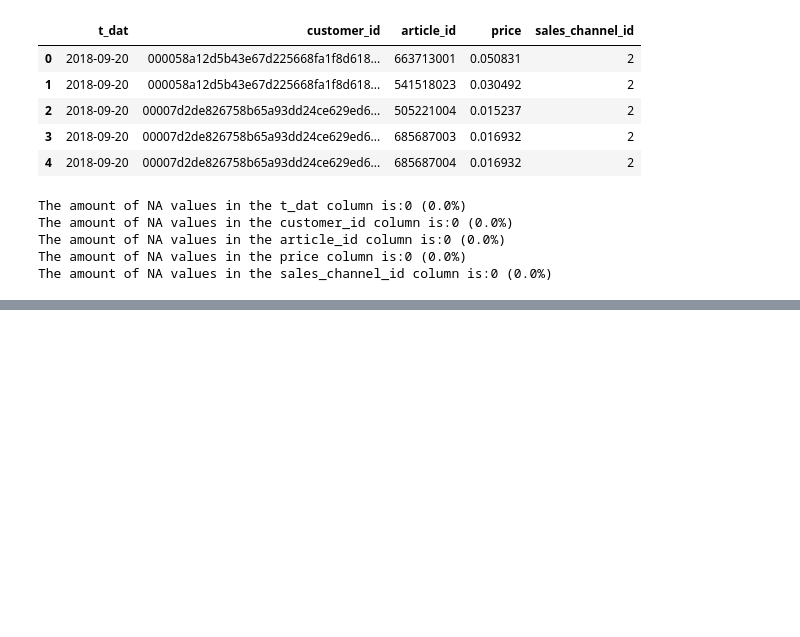
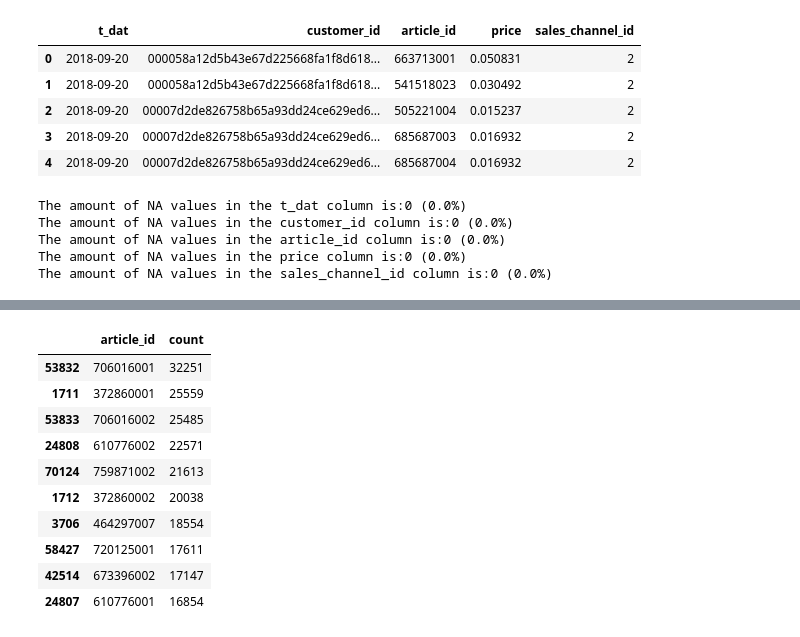
Before and after one commit to nraffa/H-M-Personalized-Fashion-Recommendations, a Jupyter notebook: exploration.ipynb, the cells around one changed output, grey strips where cells are left out. Cells and saved outputs as stored; diff of their text form; code cells hidden in the pictures; blank space fills up the shorter version.

```diff
--- a/exploration.ipynb
+++ b/exploration.ipynb
@@ -69,3 +74,10 @@ index_group_no                0
 section_no                    0
 garment_group_no              0
 dtype: int64
+# %%
+#Creating a dataframe with the article_id and the prod_name
+articles_id_name = articles[['article_id', 'prod_name']]
+
+
+articles_dict = (zip(articles_filtered['article_id'], articles_filtered['prod_name']))
+articles_dict
@@ -203,3 +233,32 @@ The amount of NA values in the customer_id column is:0 (0.0%)
 The amount of NA values in the article_id column is:0 (0.0%)
 The amount of NA values in the price column is:0 (0.0%)
 The amount of NA values in the sales_channel_id column is:0 (0.0%)
+# %%
+#Exploring if a same customer bought the same article more than once
+purchase_freq = transactions.groupby(['customer_id', 'article_id']).size().reset_index(name='count')
+# %%
+purchase_freq.head()
+print(purchase_freq['count'].value_counts())
+print(type(purchase_freq['count'][0]))
+purchase_freq[purchase_freq['count'] == 5]
+
+#plot the frequency of purchases of the top 10 most purchased articles
+purchase_freq_top10 = purchase_freq.groupby('article_id').size().reset_index(name='count')
+purchase_freq_top10 = purchase_freq_top10.sort_values(by='count', ascending=False).head(10)
+
+#merge the name of the products to the dataframe
+purchase_freq_top10 = purchase_freq_top10.merge(articles_dict, left_on='article_id', right_on='article_id')
+
+#plot into a graph the frequency of purchases of the top 10 most purchased articles
+plt.bar(purchase_freq_top10['count'],purchase_freq_top10['article_id'], color=['red', 'green', 'blue', 'yellow', 'orange', 'purple', 'brown', 'pink', 'black', 'grey'],label = purchase_freq_top10['article_id'],width=300)
+#plt.bar(purchase_freq_top10['article_id'], purchase_freq_top10['count'], color=['red', 'green', 'blue', 'yellow', 'orange', 'purple', 'brown', 'pink', 'black', 'grey'],label = purchase_freq_top10['article_id'])
+#plt.
+#plt.legend()
+plt.show()
+
+top10_art = purchase_freq_top10['article_id']
+top10_count = purchase_freq_top10['count']
+
+ax = top10_count.plot(kind='bar')#, color=['red', 'green', 'blue', 'yellow', 'orange', 'purple', 'brown', 'pink', 'black', 'grey'],label = top10_art)
+fig = ax.get_figure()
+fig.autofmt_xdate()
@@ -206,2 +280,16 @@ The amount of NA values in the sales_channel_id column is:0 (0.0%)
 # %%
 #Creating input
+# %%
+purchase_freq_top10
+# %% [output]
+|  | article_id | count |
+| 53832 | 706016001 | 32251 |
+| 1711 | 372860001 | 25559 |
+| 53833 | 706016002 | 25485 |
+| 24808 | 610776002 | 22571 |
+| 70124 | 759871002 | 21613 |
+| 1712 | 372860002 | 20038 |
+| 3706 | 464297007 | 18554 |
+| 58427 | 720125001 | 17611 |
+| 42514 | 673396002 | 17147 |
+| 24807 | 610776001 | 16854 |
```
Also changed, not shown: parts of 3 cells of this notebook.
